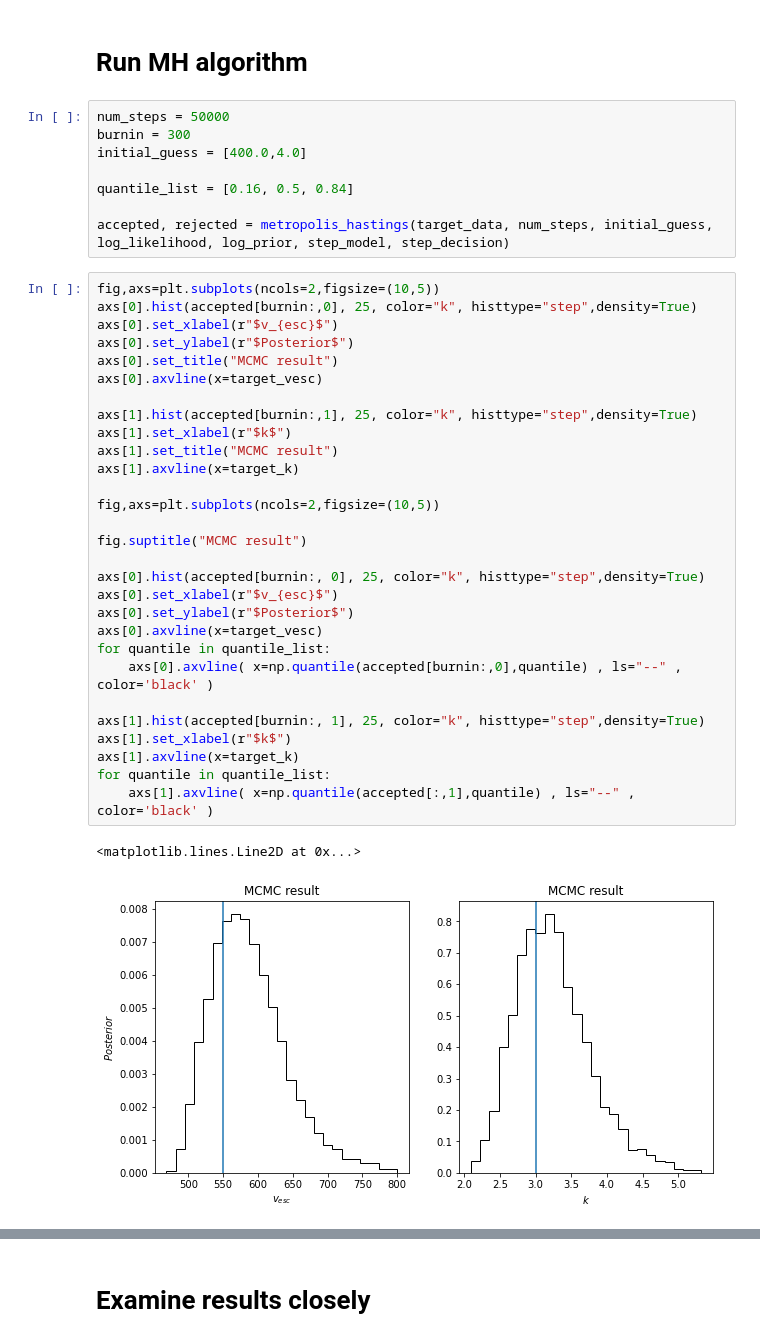
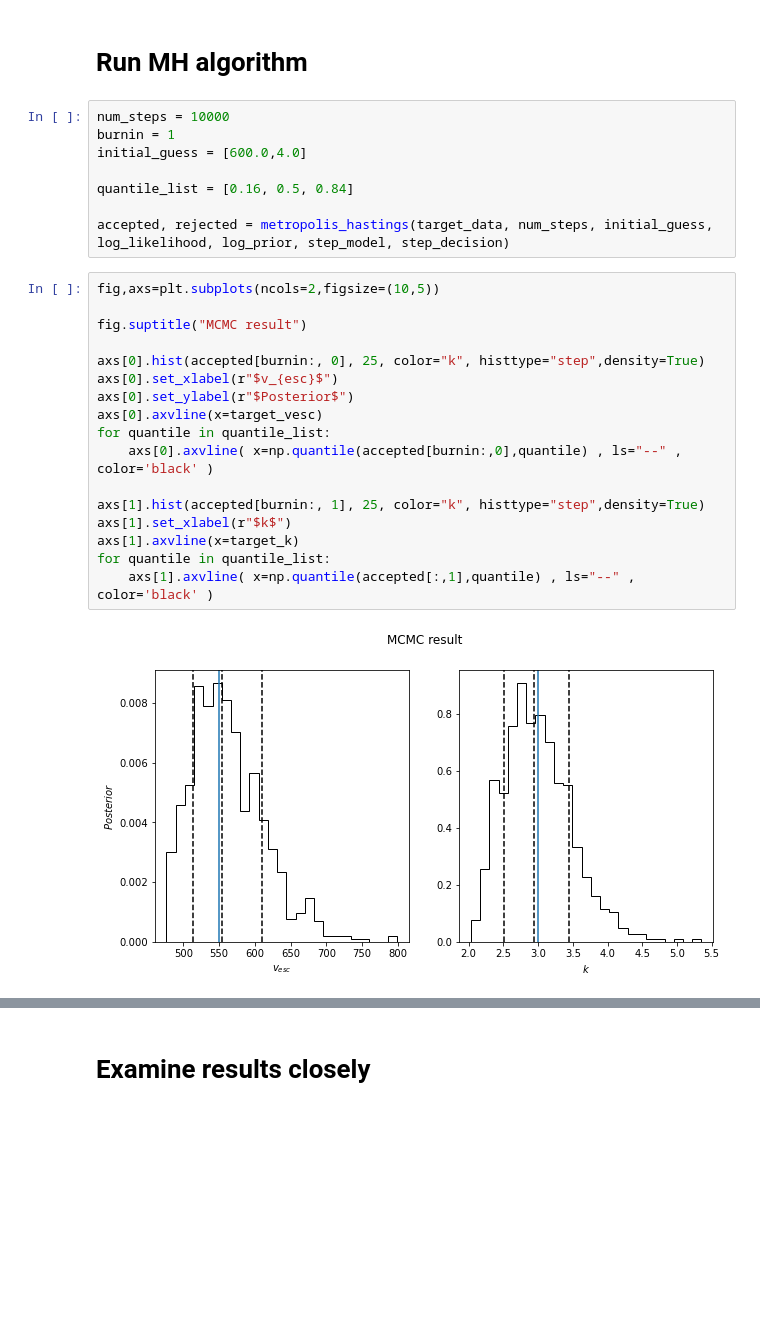
Before and after one commit to CianMRoche/18.337-Final-Project, a Jupyter notebook: MH_python.ipynb, the cells around one changed output, grey strips where cells are left out. Saved outputs shown, nothing was run; the diff lists cells and outputs as text; blank space fills up the shorter version.

```diff
--- a/MH_python.ipynb
+++ b/MH_python.ipynb
@@ -125,45 +126,32 @@ def metropolis_hastings(data, iterations, x0, compute_likelihood, prior, step_mo
 # %% [markdown]
 # Run MH algorithm
 # %%
-num_steps = 50000
-burnin = 300
-initial_guess = [400.0,4.0]
+num_steps = 10000
+burnin = 1
+initial_guess = [600.0,4.0]
 
 quantile_list = [0.16, 0.5, 0.84]
 
 accepted, rejected = metropolis_hastings(target_data, num_steps, initial_guess, log_likelihood, log_prior, step_model, step_decision)
 # %%
-fig,axs=plt.subplots(ncols=2,figsize=(10,5))
-axs[0].hist(accepted[burnin:,0], 25, color="k", histtype="step",density=True)
-axs[0].set_xlabel(r"$v_{esc}$")
-axs[0].set_ylabel(r"$Posterior$")
-axs[0].set_title("MCMC result")
-axs[0].axvline(x=target_vesc)
-
-axs[1].hist(accepted[burnin:,1], 25, color="k", histtype="step",density=True)
-axs[1].set_xlabel(r"$k$")
-axs[1].set_title("MCMC result")
-axs[1].axvline(x=target_k)
-
 fig,axs=plt.subplots(ncols=2,figsize=(10,5))
 
 fig.suptitle("MCMC result")
 
 axs[0].hist(accepted[burnin:, 0], 25, color="k", histtype="step",density=True)
 axs[0].set_xlabel(r"$v_{esc}$")
 axs[0].set_ylabel(r"$Posterior$")
 axs[0].axvline(x=target_vesc)
 for quantile in quantile_list:
     axs[0].axvline( x=np.quantile(accepted[burnin:,0],quantile) , ls="--" , color='black' )
 
 axs[1].hist(accepted[burnin:, 1], 25, color="k", histtype="step",density=True)
 axs[1].set_xlabel(r"$k$")
 axs[1].axvline(x=target_k)
 for quantile in quantile_list:
     axs[1].axvline( x=np.quantile(accepted[:,1],quantile) , ls="--" , color='black' )
 # %% [output]
-<matplotlib.lines.Line2D at 0x...>
-[figure, old version]
+[figure, new version]
 # %%
 fig,axs=plt.subplots(ncols=2,figsize=(15,5))
 axs[0].plot(accepted[burnin:,0])
```
Also changed, not shown: parts of 5 cells of this notebook, 2 other files.
